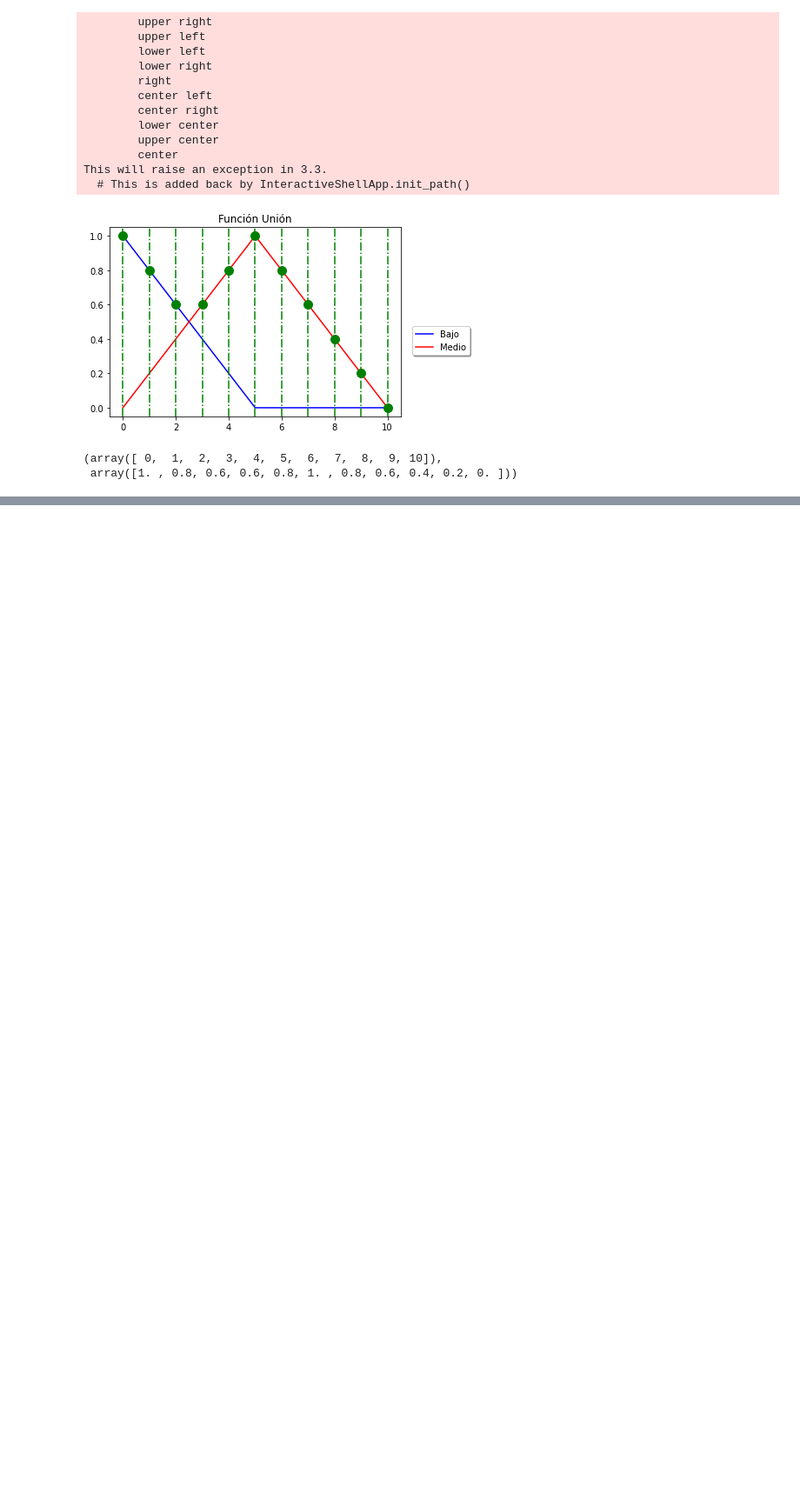
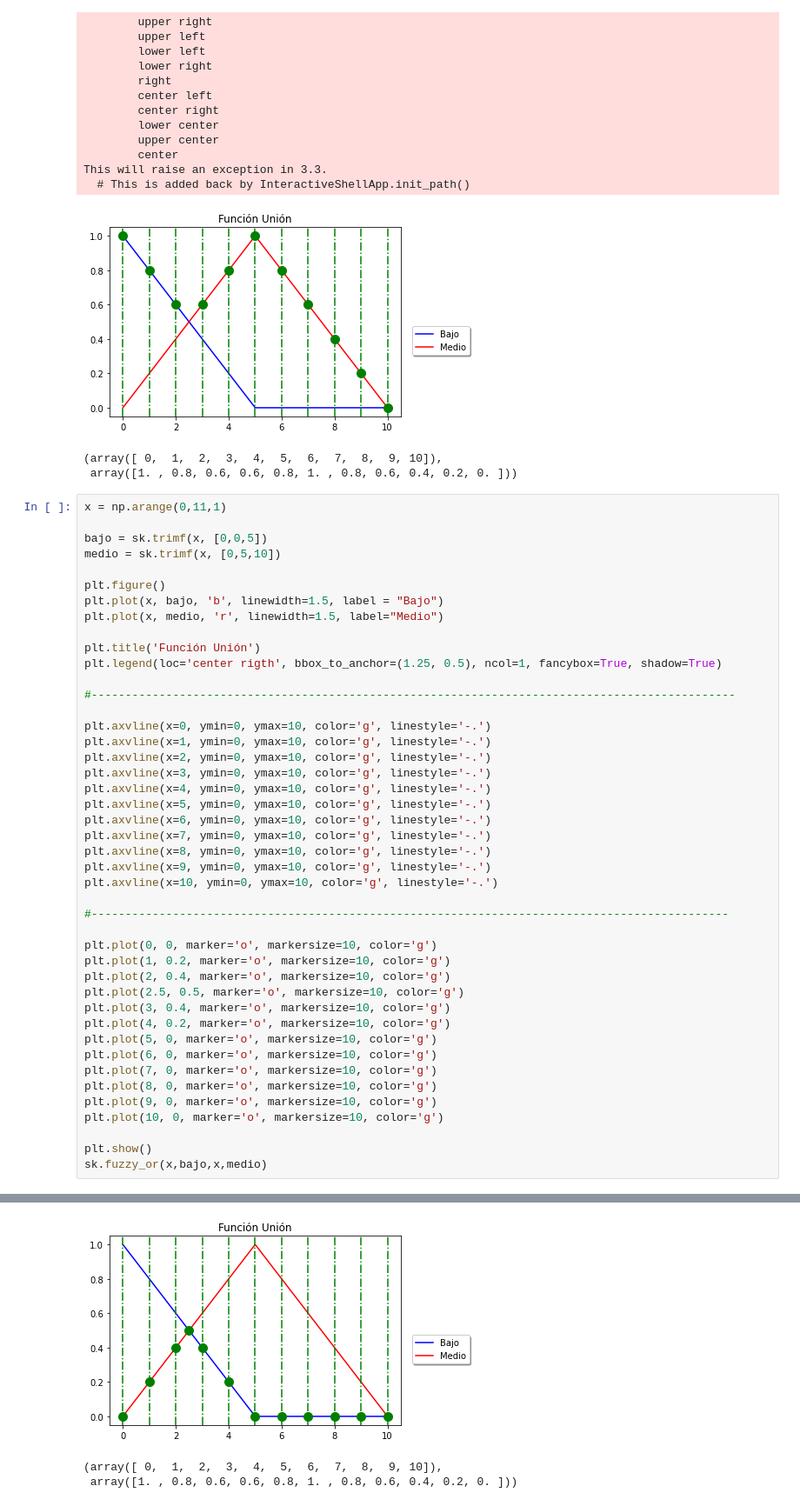
Before and after one commit to PosadaKaren/Computacion-Blanda, a Jupyter notebook: DocumentosTerceraPrevia/LogicaDifusa.ipynb, the cells around one changed output, grey strips where cells are left out. Shown at 87% size. Drawn from its saved outputs; the diff is of its cells as text; blank space fills up the shorter version.

```diff
--- a/DocumentosTerceraPrevia/LogicaDifusa.ipynb
+++ b/DocumentosTerceraPrevia/LogicaDifusa.ipynb
@@ -379,3 +379,48 @@ This will raise an exception in 3.3.
 [figure]
 (array([ 0,  1,  2,  3,  4,  5,  6,  7,  8,  9, 10]),
  array([1. , 0.8, 0.6, 0.6, 0.8, 1. , 0.8, 0.6, 0.4, 0.2, 0. ]))
+# %%
+x = np.arange(0,11,1)
+
+bajo = sk.trimf(x, [0,0,5])
+medio = sk.trimf(x, [0,5,10])
+
+plt.figure()
+plt.plot(x, bajo, 'b', linewidth=1.5, label = "Bajo")
+plt.plot(x, medio, 'r', linewidth=1.5, label="Medio")
+
+plt.title('Función Unión')
+plt.legend(loc='center rigth', bbox_to_anchor=(1.25, 0.5), ncol=1, fancybox=True, shadow=True)
+
+#-----------------------------------------------------------------------------------------------
+
+plt.axvline(x=0, ymin=0, ymax=10, color='g', linestyle='-.')
+plt.axvline(x=1, ymin=0, ymax=10, color='g', linestyle='-.')
+plt.axvline(x=2, ymin=0, ymax=10, color='g', linestyle='-.')
+plt.axvline(x=3, ymin=0, ymax=10, color='g', linestyle='-.')
+plt.axvline(x=4, ymin=0, ymax=10, color='g', linestyle='-.')
+plt.axvline(x=5, ymin=0, ymax=10, color='g', linestyle='-.')
+plt.axvline(x=6, ymin=0, ymax=10, color='g', linestyle='-.')
+plt.axvline(x=7, ymin=0, ymax=10, color='g', linestyle='-.')
+plt.axvline(x=8, ymin=0, ymax=10, color='g', linestyle='-.')
+plt.axvline(x=9, ymin=0, ymax=10, color='g', linestyle='-.')
+plt.axvline(x=10, ymin=0, ymax=10, color='g', linestyle='-.')
+
+#----------------------------------------------------------------------------------------------
+
+plt.plot(0, 0, marker='o', markersize=10, color='g')
+plt.plot(1, 0.2, marker='o', markersize=10, color='g')
+plt.plot(2, 0.4, marker='o', markersize=10, color='g')
+plt.plot(2.5, 0.5, marker='o', markersize=10, color='g')
+plt.plot(3, 0.4, marker='o', markersize=10, color='g')
+plt.plot(4, 0.2, marker='o', markersize=10, color='g')
+plt.plot(5, 0, marker='o', markersize=10, color='g')
+plt.plot(6, 0, marker='o', markersize=10, color='g')
+plt.plot(7, 0, marker='o', markersize=10, color='g')
+plt.plot(8, 0, marker='o', markersize=10, color='g')
+plt.plot(9, 0, marker='o', markersize=10, color='g')
+plt.plot(10, 0, marker='o', markersize=10, color='g')
+
+plt.show()
+sk.fuzzy_or(x,bajo,x,medio)
+# %% [output]
@@ -381,0 +439,3 @@ This will raise an exception in 3.3.
+[figure, added]
+(array([ 0,  1,  2,  3,  4,  5,  6,  7,  8,  9, 10]),
+ array([1. , 0.8, 0.6, 0.6, 0.8, 1. , 0.8, 0.6, 0.4, 0.2, 0. ]))
```
Also changed, not shown: parts of 2 cells of this notebook.
